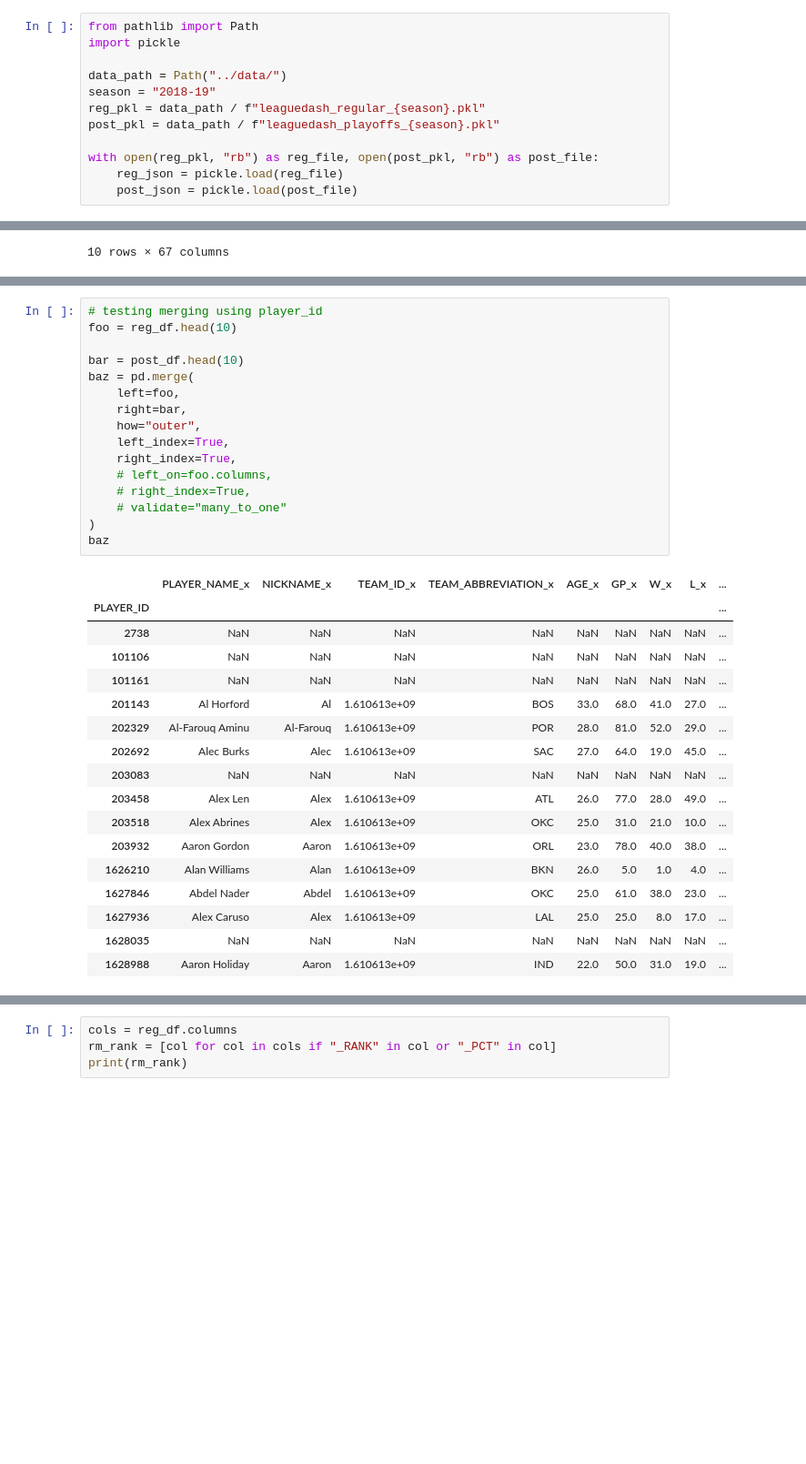
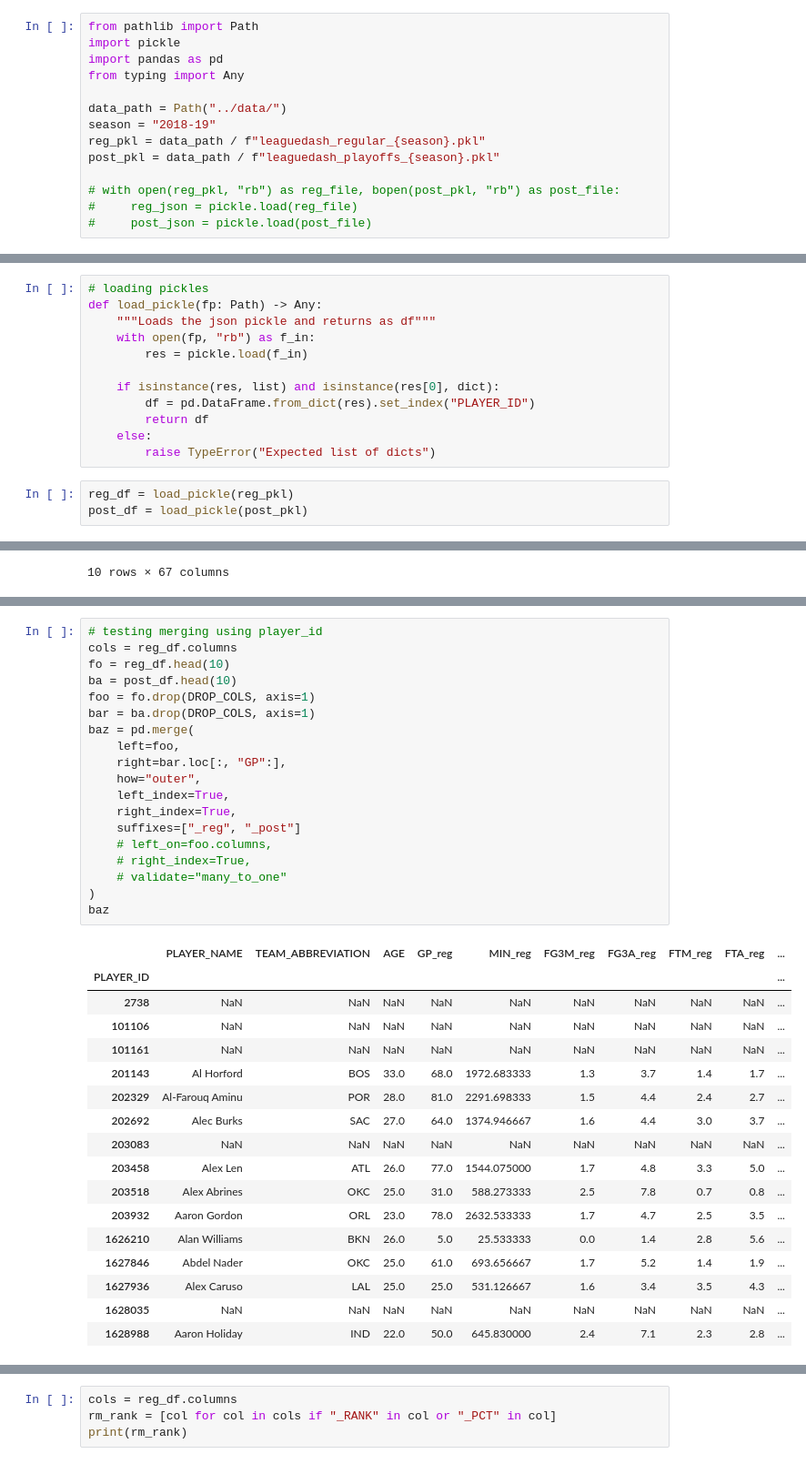
Before and after one commit to vykuang/nba-stats-streamlit, a Jupyter notebook: notebooks/leaguedash.ipynb, the cells around one changed output, grey strips where cells are left out. Shown at 91% size. Cells and saved outputs as stored; diff of their text form; blank space fills up the shorter version.

```diff
--- a/notebooks/leaguedash.ipynb
+++ b/notebooks/leaguedash.ipynb
@@ -190,12 +210,14 @@ See `Transform` in `data-src.md`
 # %%
 from pathlib import Path
 import pickle
+import pandas as pd
+from typing import Any
 
 data_path = Path("../data/")
 season = "2018-19"
 reg_pkl = data_path / f"leaguedash_regular_{season}.pkl"
 post_pkl = data_path / f"leaguedash_playoffs_{season}.pkl"
 
-with open(reg_pkl, "rb") as reg_file, open(post_pkl, "rb") as post_file:
-    reg_json = pickle.load(reg_file)
-    post_json = pickle.load(post_file)
+# with open(reg_pkl, "rb") as reg_file, bopen(post_pkl, "rb") as post_file:
+#     reg_json = pickle.load(reg_file)
+#     post_json = pickle.load(post_file)
@@ -207,3 +224,18 @@ post_df = pd.DataFrame.from_dict(post_json).set_index("PLAYER_ID")
+# %%
+# loading pickles
+def load_pickle(fp: Path) -> Any:
+    """Loads the json pickle and returns as df"""
+    with open(fp, "rb") as f_in:
+        res = pickle.load(f_in)
+
+    if isinstance(res, list) and isinstance(res[0], dict):
+        df = pd.DataFrame.from_dict(res).set_index("PLAYER_ID")
+        return df
+    else:
+        raise TypeError("Expected list of dicts")
+# %%
+reg_df = load_pickle(reg_pkl)
+post_df = load_pickle(post_pkl)
 # %%
 reg_df.head(10)
 # %% [output]
@@ -239,34 +273,37 @@ post_df.head(10)
 # %%
 # testing merging using player_id
-foo = reg_df.head(10)
-
-bar = post_df.head(10)
+cols = reg_df.columns
+fo = reg_df.head(10)
+ba = post_df.head(10)
+foo = fo.drop(DROP_COLS, axis=1)
+bar = ba.drop(DROP_COLS, axis=1)
 baz = pd.merge(
     left=foo,
-    right=bar,
+    right=bar.loc[:, "GP":],
     how="outer",
     left_index=True,
     right_index=True,
+    suffixes=["_reg", "_post"]
     # left_on=foo.columns,
     # right_index=True,
     # validate="many_to_one"
 )
 baz
 # %% [output]
-|  | PLAYER_NAME_x | NICKNAME_x | TEAM_ID_x | TEAM_ABBREVIATION_x | AGE_x | GP_x | W_x | L_x | ... |
-| PLAYER_ID |  |  |  |  |  |  |  |  | ... |
-| 2738 | NaN | NaN | NaN | NaN | NaN | NaN | NaN | NaN | ... |
-| 101106 | NaN | NaN | NaN | NaN | NaN | NaN | NaN | NaN | ... |
-| 101161 | NaN | NaN | NaN | NaN | NaN | NaN | NaN | NaN | ... |
-| 201143 | Al Horford | Al | 1.610613e+09 | BOS | 33.0 | 68.0 | 41.0 | 27.0 | ... |
-| 202329 | Al-Farouq Aminu | Al-Farouq | 1.610613e+09 | POR | 28.0 | 81.0 | 52.0 | 29.0 | ... |
-| 202692 | Alec Burks | Alec | 1.610613e+09 | SAC | 27.0 | 64.0 | 19.0 | 45.0 | ... |
-| 203083 | NaN | NaN | NaN | NaN | NaN | NaN | NaN | NaN | ... |
-| 203458 | Alex Len | Alex | 1.610613e+09 | ATL | 26.0 | 77.0 | 28.0 | 49.0 | ... |
-| 203518 | Alex Abrines | Alex | 1.610613e+09 | OKC | 25.0 | 31.0 | 21.0 | 10.0 | ... |
-| 203932 | Aaron Gordon | Aaron | 1.610613e+09 | ORL | 23.0 | 78.0 | 40.0 | 38.0 | ... |
-| 1626210 | Alan Williams | Alan | 1.610613e+09 | BKN | 26.0 | 5.0 | 1.0 | 4.0 | ... |
-| 1627846 | Abdel Nader | Abdel | 1.610613e+09 | OKC | 25.0 | 61.0 | 38.0 | 23.0 | ... |
-| 1627936 | Alex Caruso | Alex | 1.610613e+09 | LAL | 25.0 | 25.0 | 8.0 | 17.0 | ... |
-| 1628035 | NaN | NaN | NaN | NaN | NaN | NaN | NaN | NaN | ... |
-| 1628988 | Aaron Holiday | Aaron | 1.610613e+09 | IND | 22.0 | 50.0 | 31.0 | 19.0 | ... |
+|  | PLAYER_NAME | TEAM_ABBREVIATION | AGE | GP_reg | MIN_reg | FG3M_reg | FG3A_reg | FTM_reg | FTA_reg | ... |
+| PLAYER_ID |  |  |  |  |  |  |  |  |  | ... |
+| 2738 | NaN | NaN | NaN | NaN | NaN | NaN | NaN | NaN | NaN | ... |
+| 101106 | NaN | NaN | NaN | NaN | NaN | NaN | NaN | NaN | NaN | ... |
+| 101161 | NaN | NaN | NaN | NaN | NaN | NaN | NaN | NaN | NaN | ... |
+| 201143 | Al Horford | BOS | 33.0 | 68.0 | 1972.683333 | 1.3 | 3.7 | 1.4 | 1.7 | ... |
+| 202329 | Al-Farouq Aminu | POR | 28.0 | 81.0 | 2291.698333 | 1.5 | 4.4 | 2.4 | 2.7 | ... |
+| 202692 | Alec Burks | SAC | 27.0 | 64.0 | 1374.946667 | 1.6 | 4.4 | 3.0 | 3.7 | ... |
+| 203083 | NaN | NaN | NaN | NaN | NaN | NaN | NaN | NaN | NaN | ... |
+| 203458 | Alex Len | ATL | 26.0 | 77.0 | 1544.075000 | 1.7 | 4.8 | 3.3 | 5.0 | ... |
+| 203518 | Alex Abrines | OKC | 25.0 | 31.0 | 588.273333 | 2.5 | 7.8 | 0.7 | 0.8 | ... |
+| 203932 | Aaron Gordon | ORL | 23.0 | 78.0 | 2632.533333 | 1.7 | 4.7 | 2.5 | 3.5 | ... |
+| 1626210 | Alan Williams | BKN | 26.0 | 5.0 | 25.533333 | 0.0 | 1.4 | 2.8 | 5.6 | ... |
+| 1627846 | Abdel Nader | OKC | 25.0 | 61.0 | 693.656667 | 1.7 | 5.2 | 1.4 | 1.9 | ... |
+| 1627936 | Alex Caruso | LAL | 25.0 | 25.0 | 531.126667 | 1.6 | 3.4 | 3.5 | 4.3 | ... |
+| 1628035 | NaN | NaN | NaN | NaN | NaN | NaN | NaN | NaN | NaN | ... |
+| 1628988 | Aaron Holiday | IND | 22.0 | 50.0 | 645.830000 | 2.4 | 7.1 | 2.3 | 2.8 | ... |
```
Also changed, not shown: parts of 18 cells of this notebook, 3 other files.
